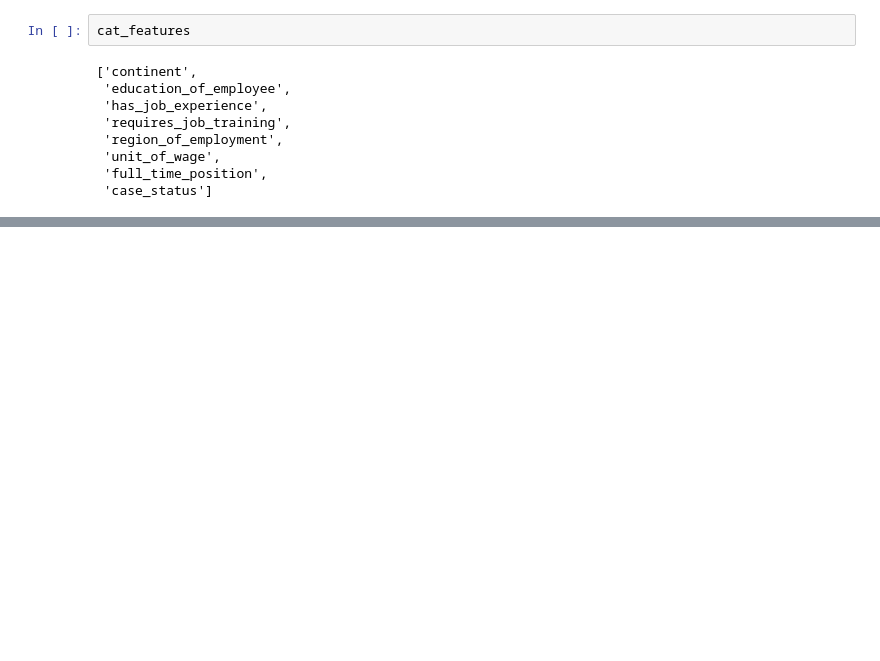
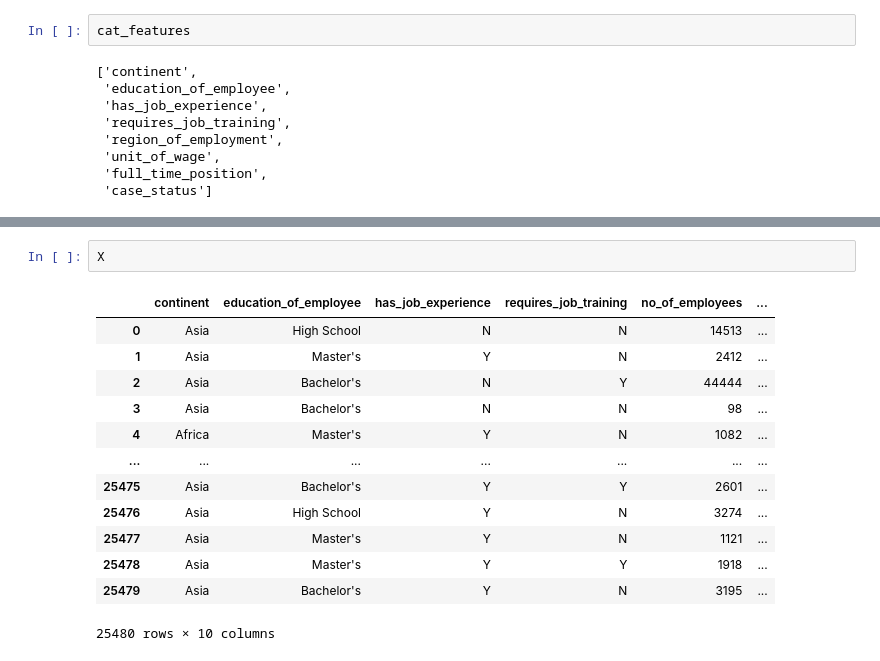
Before and after one commit to susantkumarsahoo/US-Visa-Approval-Prediction, a Jupyter notebook: notebook/2_Feature_Engineering_and_Model_Training.ipynb, the cells around one changed output, grey strips where cells are left out. Saved outputs shown, nothing was run; the diff lists cells and outputs as text; blank space fills up the shorter version.

```diff
--- a/notebook/2_Feature_Engineering_and_Model_Training.ipynb
+++ b/notebook/2_Feature_Engineering_and_Model_Training.ipynb
@@ -127,0 +145,16 @@ cat_features
+# %%
+X
+# %% [output]
+|  | continent | education_of_employee | has_job_experience | requires_job_training | no_of_employees | ... |
+| 0 | Asia | High School | N | N | 14513 | ... |
+| 1 | Asia | Master's | Y | N | 2412 | ... |
+| 2 | Asia | Bachelor's | N | Y | 44444 | ... |
+| 3 | Asia | Bachelor's | N | N | 98 | ... |
+| 4 | Africa | Master's | Y | N | 1082 | ... |
+| ... | ... | ... | ... | ... | ... | ... |
+| 25475 | Asia | Bachelor's | Y | Y | 2601 | ... |
+| 25476 | Asia | High School | Y | N | 3274 | ... |
+| 25477 | Asia | Master's | Y | N | 1121 | ... |
+| 25478 | Asia | Master's | Y | Y | 1918 | ... |
+| 25479 | Asia | Bachelor's | Y | N | 3195 | ... |
+25480 rows × 10 columns
```
Also changed, not shown: parts of 38 cells of this notebook, 5 other files.
